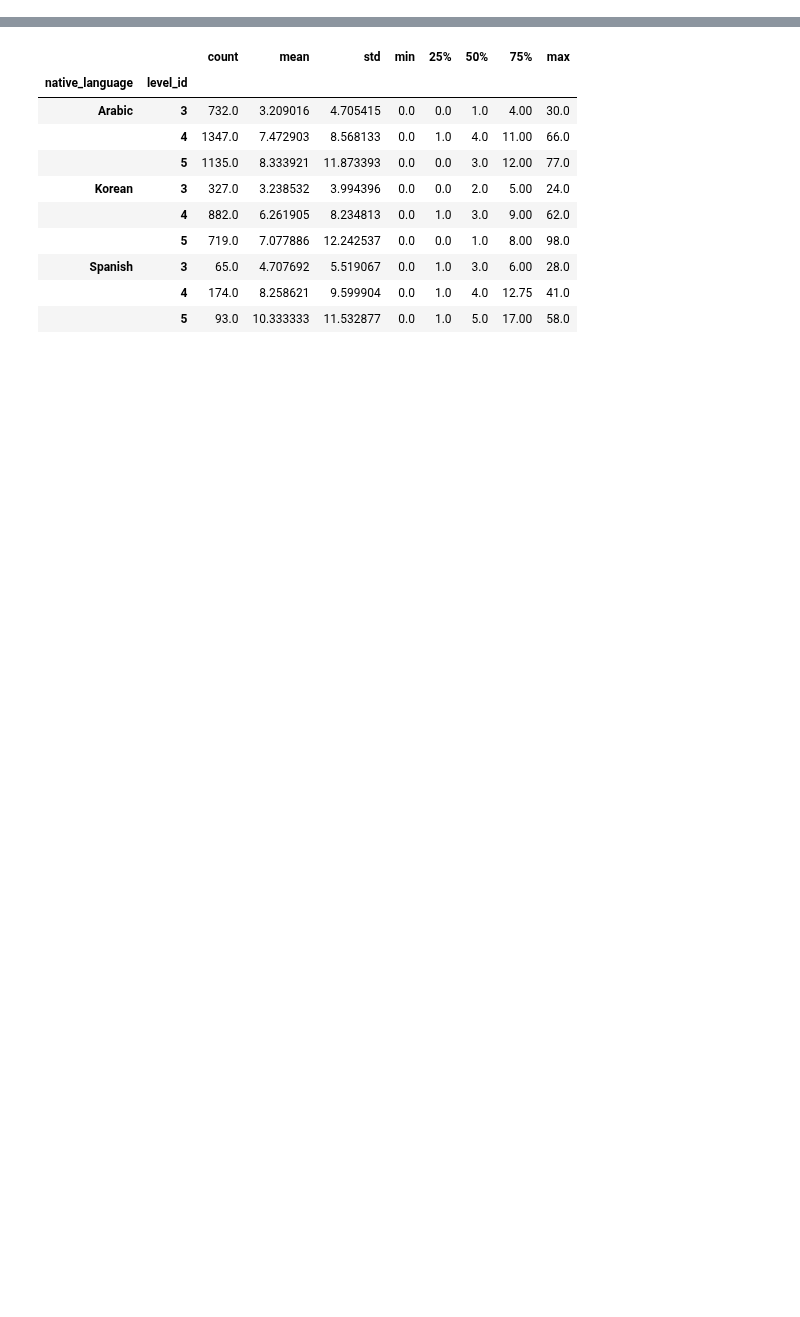
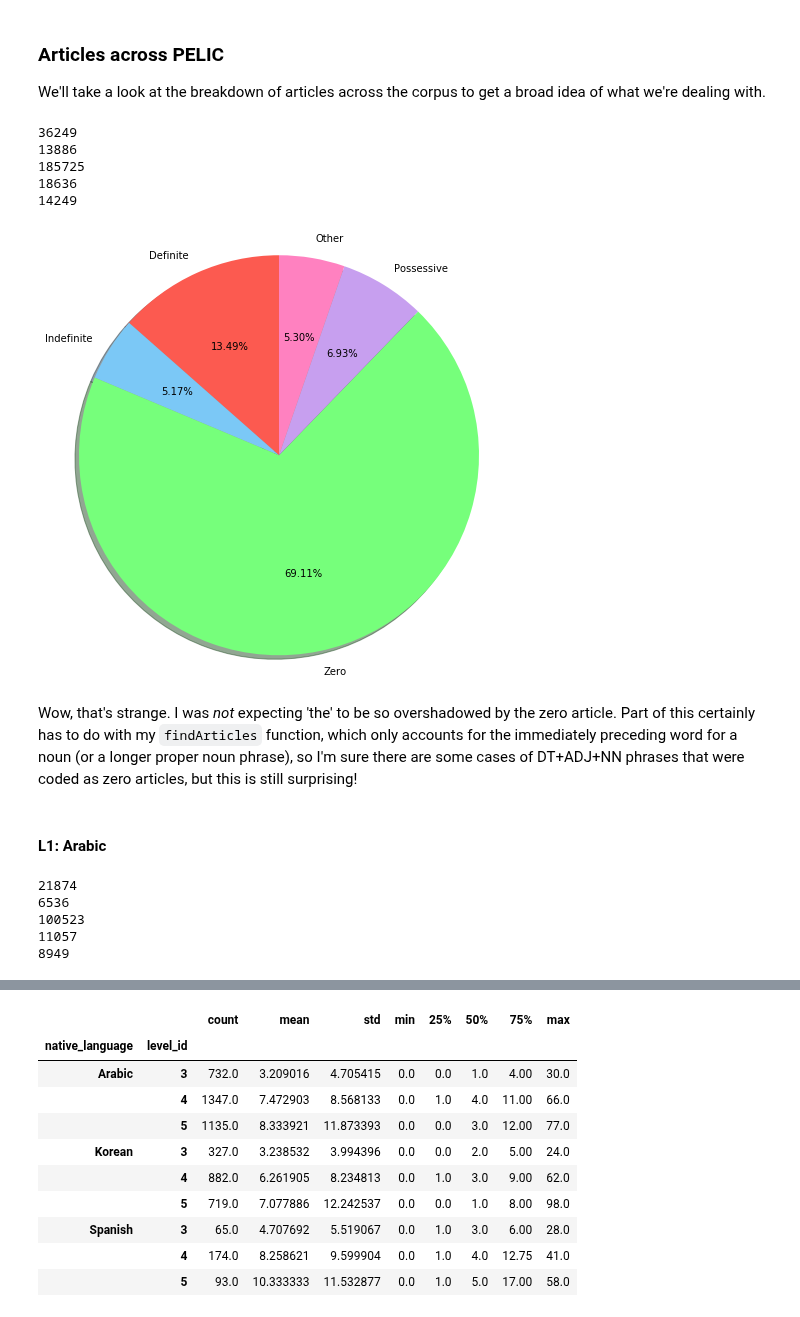
Before and after one commit to Data-Science-for-Linguists-2019/ESL-Article-Acquisition, a Jupyter notebook: analysis/quantitative_analysis.ipynb, the cells around one changed output, grey strips where cells are left out. Cells and saved outputs as stored; diff of their text form; code cells hidden in the pictures; blank space fills up the shorter version.

Commit message:
cleaned up, better visualizations

```diff
--- a/analysis/quantitative_analysis.ipynb
+++ b/analysis/quantitative_analysis.ipynb
@@ -923,0 +756,55 @@ spanish.to_csv('../private/spanish_tagged.csv')
+# %% [markdown]
+<a id='pie'></a>
+### Articles across PELIC
+We'll take a look at the breakdown of articles across the corpus to get a broad idea of what we're dealing with.
+# %%
+def getAll(df, column):
+    values = []
+    for x in df[column]:
+        values.append(x)
+    y = sum(values)
+    print(y)
+    return y
+# %%
+all_def = getAll(pelic, 'sum_all_def')
+all_indef = getAll(pelic, 'sum_all_indef')
+all_zero = getAll(pelic, 'sum_all_zero')
+all_poss = getAll(pelic, 'sum_all_poss')
+all_other = getAll(pelic, 'sum_all_other')
+# %% [output]
+36249
+13886
+185725
+18636
+14249
+# %%
+# Data to plot
+labels = 'Definite', 'Indefinite', 'Zero', 'Possessive', 'Other'
+sizes = [all_def, all_indef, all_zero, all_poss, all_other]
+colors = ['xkcd:coral', 'xkcd:lightblue', 'xkcd:lightgreen', 'xkcd:lavender', 'xkcd:pink']
+
+# Plot
+fig1, ax1 = plt.subplots(figsize=(8,8))
+ax1.pie(sizes, labels=labels, colors=colors, autopct='%.2f%%',
+        shadow=True, startangle=90)
+ax1.axis('equal')
+fig1.savefig('../images/pelic_allarticles_pie.png', bbox_inches='tight')
+# %% [output]
+[figure, added]
+# %% [markdown]
+Wow, that's strange. I was _not_ expecting 'the' to be so overshadowed by the zero article. Part of this certainly has to do with my `findArticles` function, which only accounts for the immediately preceding word for a noun (or a longer proper noun phrase), so I'm sure there are some cases of DT+ADJ+NN phrases that were coded as zero articles, but this is still surprising!
+# %% [markdown]
+<a id='arapie'></a>
+#### L1: Arabic
+# %%
+ara_def = getAll(arabic, 'sum_all_def')
+ara_indef = getAll(arabic, 'sum_all_indef')
+ara_zero = getAll(arabic, 'sum_all_zero')
+ara_poss = getAll(arabic, 'sum_all_poss')
+ara_other = getAll(arabic, 'sum_all_other')
+# %% [output]
+21874
+6536
+100523
+11057
+8949
```
Also changed, not shown: parts of 154 cells of this notebook, 13 other files.
